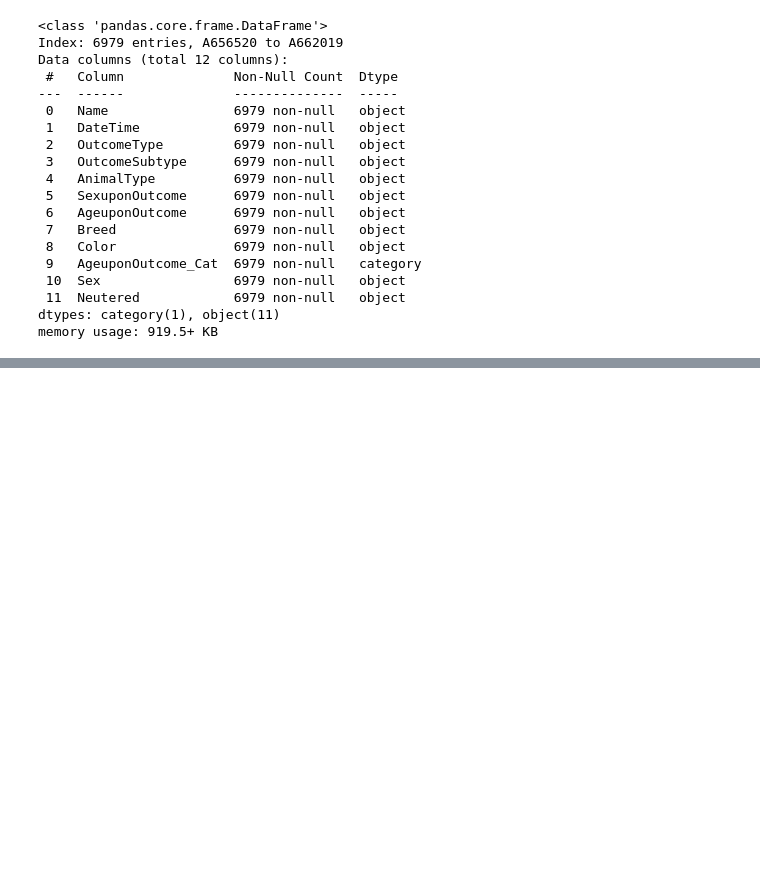
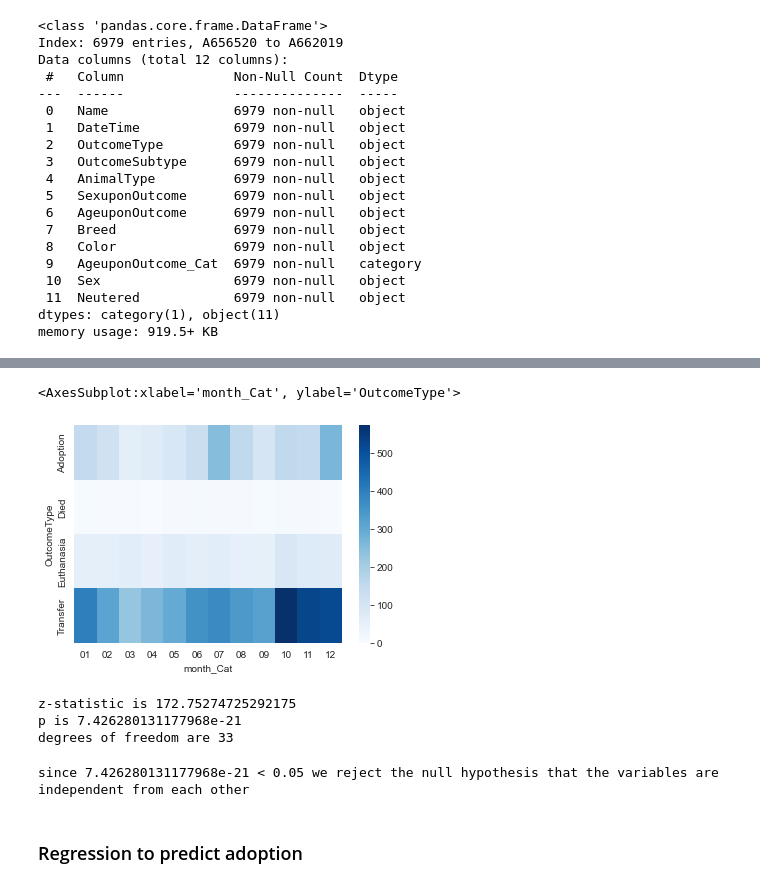
Before and after one commit to ironhack-bcn-data-pt/PR05-project-statistical-analysis, a Jupyter notebook: Project_05_pets.ipynb, the cells around one changed output, grey strips where cells are left out. Drawn from its saved outputs; the diff is of its cells as text; code cells hidden in the pictures; blank space fills up the shorter version.

```diff
--- a/Project_05_pets.ipynb
+++ b/Project_05_pets.ipynb
@@ -611,0 +619,7 @@ memory usage: 919.5+ KB
+# %%
+cross_month = pd.crosstab(pet_df.OutcomeType,pet_df.month_Cat)
+# %%
+sns.heatmap(cross_month,cmap='Blues')
+# %% [output]
+<AxesSubplot:xlabel='month_Cat', ylabel='OutcomeType'>
+[figure, added]
@@ -612,3 +632,16 @@ memory usage: 919.5+ KB
+# %%
+z,p,degrees = chi2_contingency(value)[0:3]
+print(f'z-statistic is {z}\np is {p}\ndegrees of freedom are {degrees}')
+# %% [output]
+z-statistic is 172.75274725292175
+p is 7.426280131177968e-21
+degrees of freedom are 33
+# %%
+print(f'since {p} < 0.05 we reject the null hypothesis that the variables are independent from each other')
+# %% [output]
+since 7.426280131177968e-21 < 0.05 we reject the null hypothesis that the variables are independent from each other
+# %% [markdown]
+### Regression to predict adoption
 # %%
 from sklearn.linear_model import LinearRegression
 from sklearn.feature_selection import RFE
```
Also changed, not shown: parts of 75 cells of this notebook.
